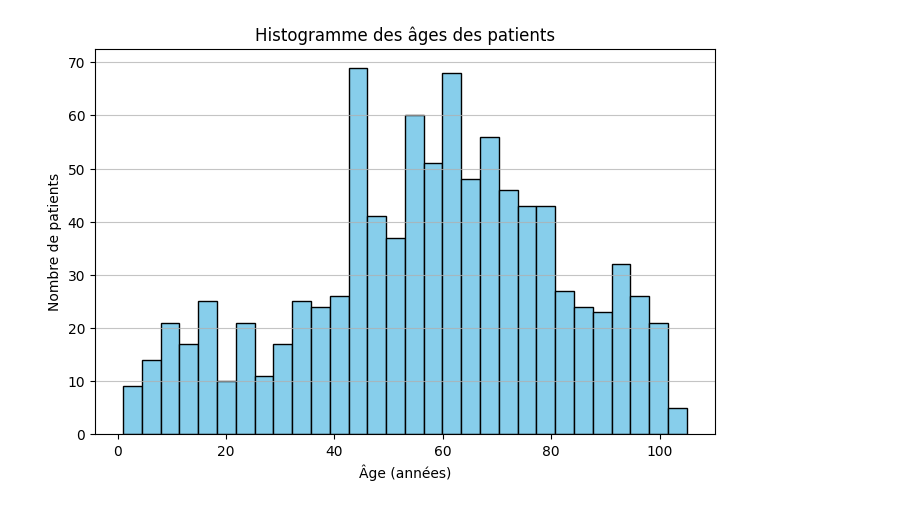
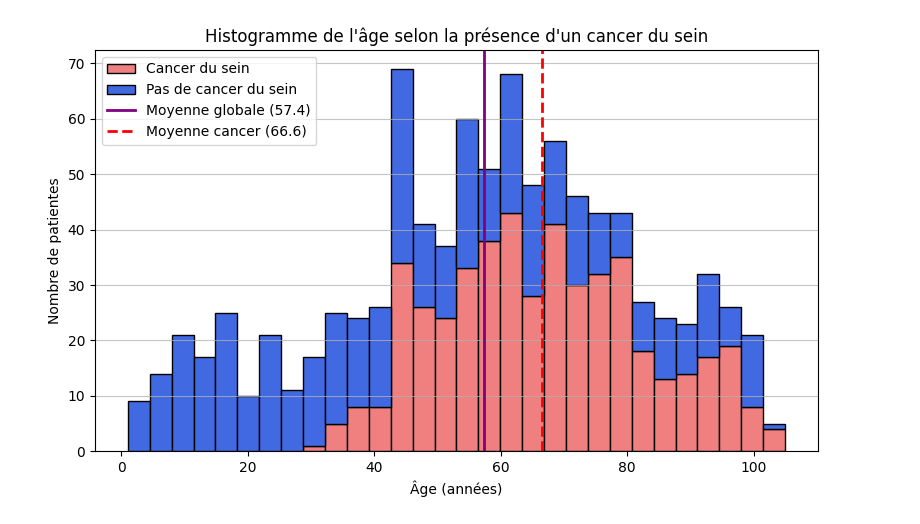
Before and after one commit to Al0den/ProjetEIST6, a Jupyter notebook: src/visualise.ipynb, the cells around one changed output. Cells and saved outputs as stored; diff of their text form; code cells hidden in the pictures.

```diff
--- a/src/visualise.ipynb
+++ b/src/visualise.ipynb
@@ -38,16 +22,42 @@ memory usage: 45.8+ KB
 # %%
 current_year = datetime.now().year
 df_person = df_person.copy()
 df_person = df_person[df_person['birth_datetime'].notna()]
 df_person['age'] = current_year - df_person['birth_datetime'].dt.year
 
+# Statut cancer du sein pour chaque personne
+df_person['cancer_sein'] = df_person['person_id'].apply(lambda pid: a_le_cancer_sein(pid, df_condition))
+
+# Séparer les âges selon le statut
+age_cancer = df_person[df_person['cancer_sein'] == True]['age']
+age_pas_cancer = df_person[df_person['cancer_sein'] == False]['age']
+
+# Calcul des moyennes
+moyenne_age_globale = df_person['age'].mean()
+moyenne_age_cancer = age_cancer.mean()
+
 plt.figure(figsize=(8, 5))
-plt.hist(df_person['age'], bins=30, color='skyblue', edgecolor='black')
+plt.hist(
+    [age_cancer, age_pas_cancer],
+    bins=30,
+    stacked=True,
+    color=['lightcoral', 'royalblue'],
+    label=['Cancer du sein', 'Pas de cancer du sein', ''],
+    edgecolor='black'
+)
+
+plt.axvline(moyenne_age_globale, color='purple', linestyle='solid', linewidth=2, label=f'Moyenne globale ({moyenne_age_globale:.1f})')
+plt.axvline(moyenne_age_cancer, color='red', linestyle='dashed', linewidth=2, label=f'Moyenne cancer ({moyenne_age_cancer:.1f})')
+
 plt.xlabel('Âge (années)')
-plt.ylabel('Nombre de patients')
-plt.title('Histogramme des âges des patients')
+plt.ylabel('Nombre de patientes')
+plt.title("Histogramme de l'âge selon la présence d'un cancer du sein")
+plt.legend(loc='upper left')
 plt.grid(axis='y', alpha=0.75)
+plt.tight_layout()
 
-plt.savefig(os.path.join(visuals_dir, 'patients_age_histogram.png'))
+plt.savefig(os.path.join(visuals_dir, 'histogramme_age_cancer_sein.png'), dpi=300)
+
+plt.show()
 # %% [output]
-[figure, old version]
+[figure, new version]
```
Also changed, not shown: parts of 5 cells of this notebook, 3 other files.
